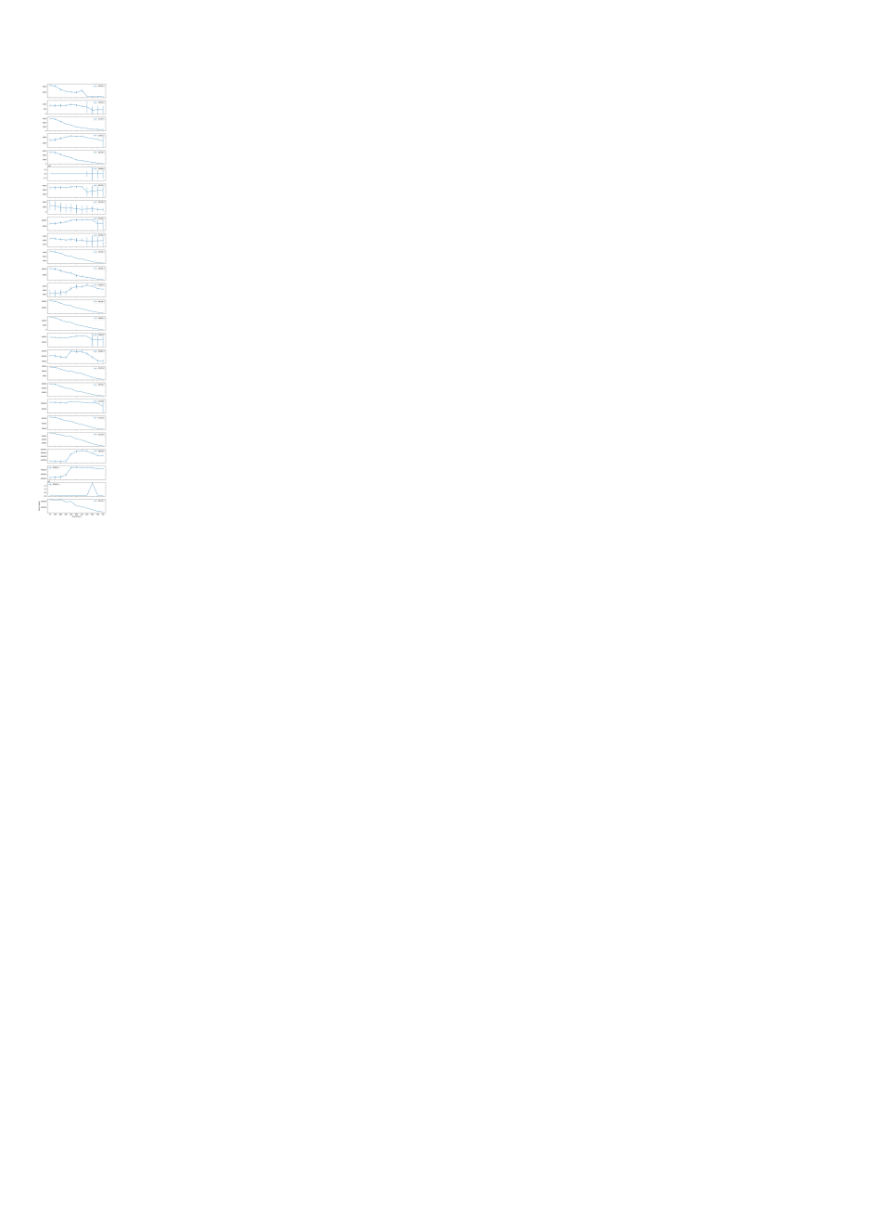
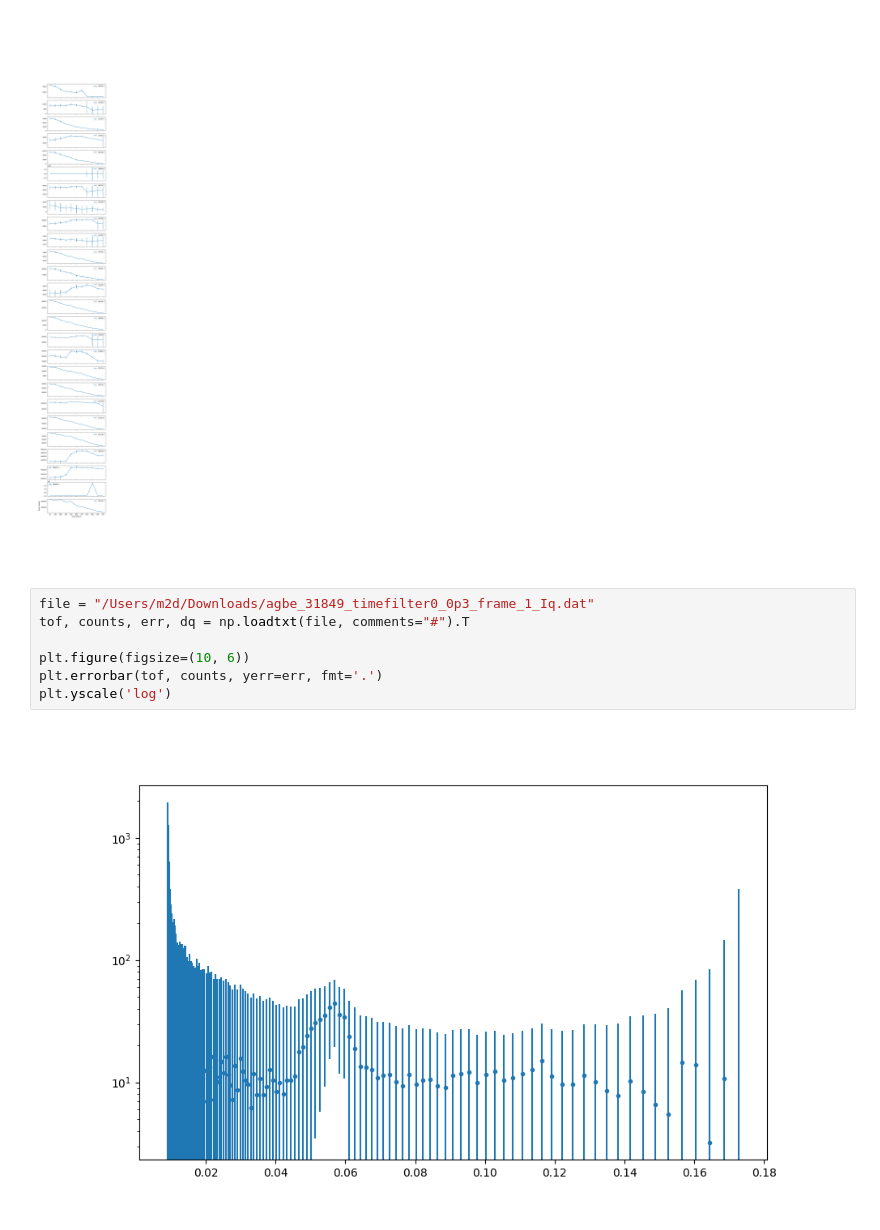
Before and after one commit to mdoucet/illumine, a Jupyter notebook: notebooks/explore-data.ipynb, the cells around one changed output. Cells and saved outputs as stored; diff of their text form; blank space fills up the shorter version.

```diff
--- a/notebooks/explore-data.ipynb
+++ b/notebooks/explore-data.ipynb
@@ -176,3 +176,12 @@ plt.show()
 # %% [output]
 Number of peaks 26
 [figure]
+# %%
+file = "/Users/m2d/Downloads/agbe_31849_timefilter0_0p3_frame_1_Iq.dat"
+tof, counts, err, dq = np.loadtxt(file, comments="#").T
+
+plt.figure(figsize=(10, 6))
+plt.errorbar(tof, counts, yerr=err, fmt='.')
+plt.yscale('log')
+# %% [output]
+[figure, added]
```
Also changed, not shown: parts of 1 cell of this notebook, 2 other files.
